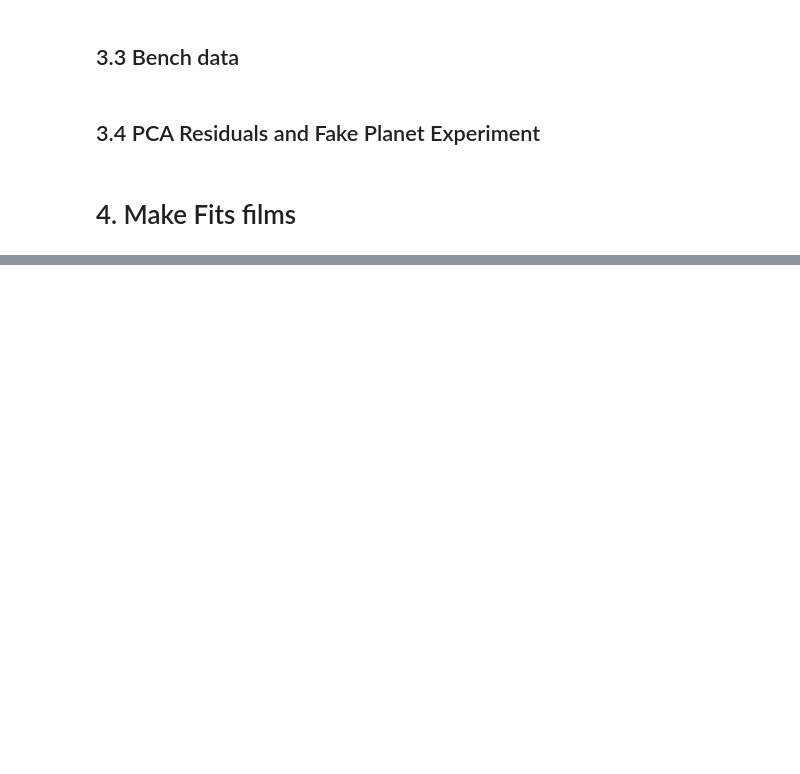
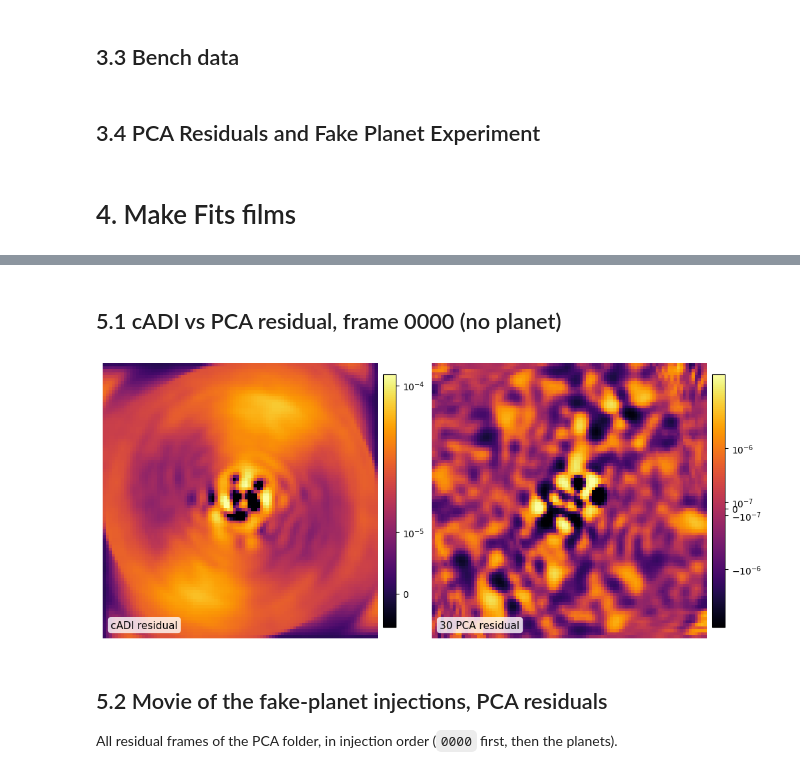
Before and after one commit to noah-bns/ESO_internship, a Jupyter notebook: notebooks/Fits_visualisation.ipynb, the cells around one changed output, grey strips where cells are left out. Cells and saved outputs as stored; diff of their text form; code cells hidden in the pictures; blank space fills up the shorter version.

Commit message:
made report figures

```diff
--- a/notebooks/Fits_visualisation.ipynb
+++ b/notebooks/Fits_visualisation.ipynb
@@ -69,10 +85,10 @@ def save_raw_and_acf(input_folder, output_folder, algo, ro = None, ws = None, ke
 mat_paths = {
     1: "SLM_phase_screens_0.70ro_20.04ws.mat",
     24: "now/SLM_phase_screens_0.70ro_20.04ws_24key.mat",
-    32: "now/SLM_phase_screens_0.70ro_20.04ws_32key.mat"
+    32: "now/SLM_phase_screens_0.70ro_20.04ws_32key.mat",
 }
 for key, mat_path in mat_paths.items():
-    with h5py.File(GHOST / f"phase_screens_send/{mat_path}" , "r") as f:
+    with h5py.File(GHOST / f"phase_screens_send/{mat_path}", "r") as f:
         print("Original shape:", f["turb"].shape)
         stack = f["turb"][:stop, :, :]
         name = f"phase_screens_{key}key"
@@ -124,0 +310,30 @@ for fits_path in sorted(
+# %% [markdown]
+## 5.1 cADI vs PCA residual, frame 0000 (no planet)
+# %%
+res_cadi = load_residual(CADI_DIR, "0000")
+res_pca = load_residual(PCA_DIR, "0000")
+
+fig, axes = plt.subplots(1, 2, figsize=(10, 4.4), constrained_layout=True)
+for ax, img, label in zip(
+    axes, [res_cadi, res_pca], ["cADI residual", f"{N_PCA} PCA residual"]
+):
+    im = ax.imshow(
+        img, origin="lower", cmap=CMAP, norm=symlog_norm(img)
+    )  # own symlog range per image
+    ax.set_axis_off()
+    add_corner_label(ax, label)
+    cbar = fig.colorbar(im, ax=ax, fraction=0.046, pad=0.02)
+    cbar.ax.tick_params(labelsize=9)
+
+fig.savefig(
+    SAVE_APPLEFY / f"residual_0000_cADI_vs_PCA{N_PCA:03d}.png",
+    dpi=200,
+    bbox_inches="tight",
+)
+plt.show()
+# %% [output]
+[figure, added]
+# %% [markdown]
+## 5.2 Movie of the fake-planet injections, PCA residuals
+
+All residual frames of the PCA folder, in injection order (`0000` first, then the planets).
```
Also changed, not shown: parts of 14 cells of this notebook, 2 other files.
